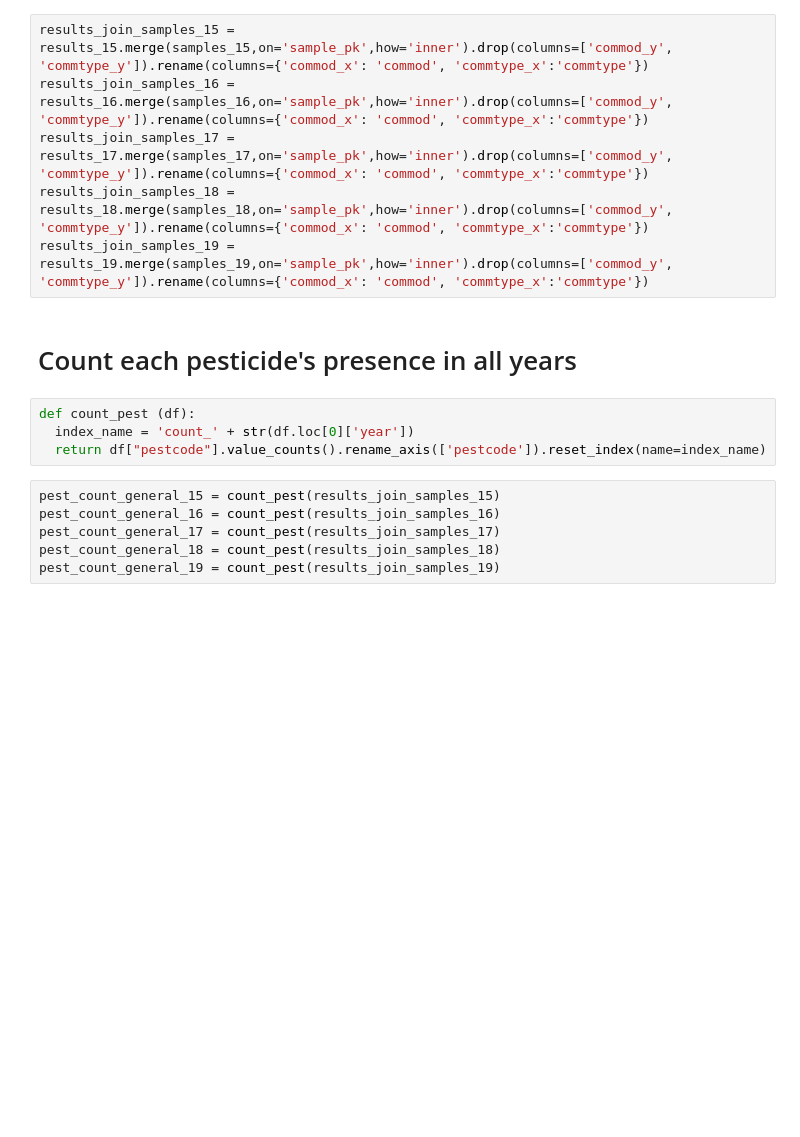
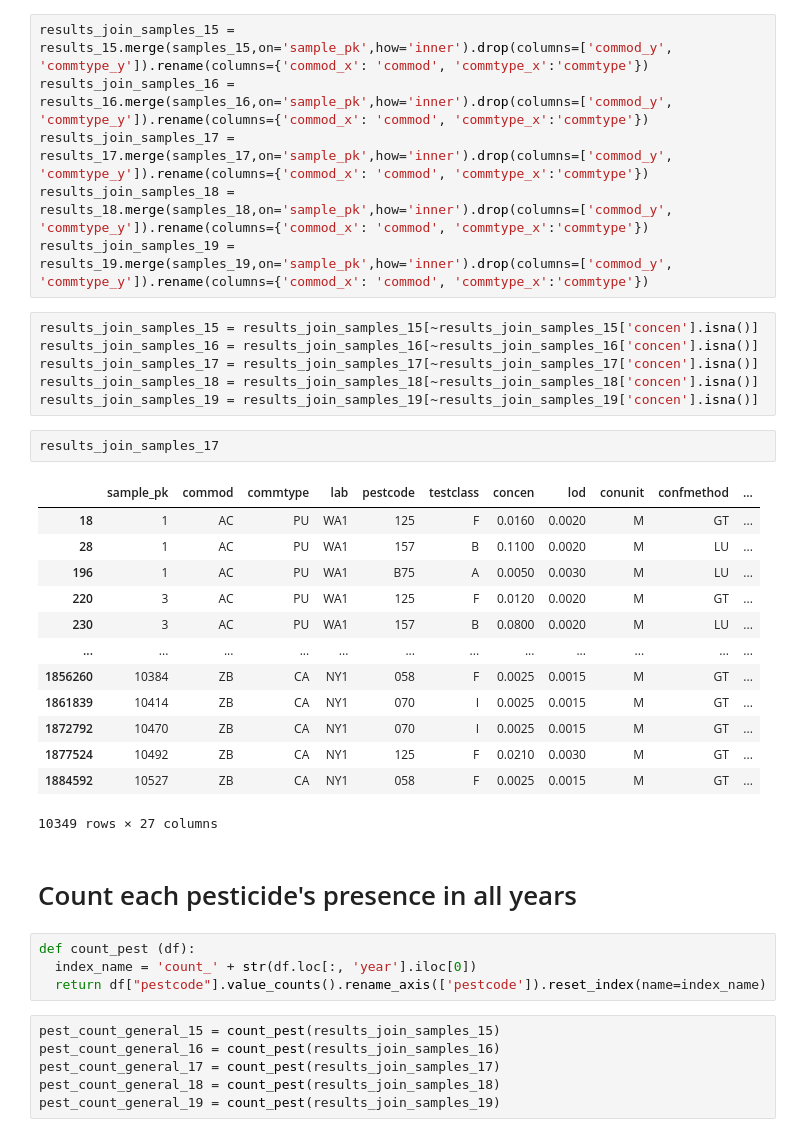
Before and after one commit to nicolastmaia/pesticides-data-science, a Jupyter notebook: index.ipynb, the cells around one changed output. Drawn from its saved outputs; the diff is of its cells as text; blank space fills up the shorter version.

```diff
--- a/index.ipynb
+++ b/index.ipynb
@@ -68,11 +68,33 @@ results_join_samples_16 = results_16.merge(samples_16,on='sample_pk',how='inner'
 results_join_samples_17 = results_17.merge(samples_17,on='sample_pk',how='inner').drop(columns=['commod_y', 'commtype_y']).rename(columns={'commod_x': 'commod', 'commtype_x':'commtype'})
 results_join_samples_18 = results_18.merge(samples_18,on='sample_pk',how='inner').drop(columns=['commod_y', 'commtype_y']).rename(columns={'commod_x': 'commod', 'commtype_x':'commtype'})
 results_join_samples_19 = results_19.merge(samples_19,on='sample_pk',how='inner').drop(columns=['commod_y', 'commtype_y']).rename(columns={'commod_x': 'commod', 'commtype_x':'commtype'})
+# %%
+results_join_samples_15 = results_join_samples_15[~results_join_samples_15['concen'].isna()]
+results_join_samples_16 = results_join_samples_16[~results_join_samples_16['concen'].isna()]
+results_join_samples_17 = results_join_samples_17[~results_join_samples_17['concen'].isna()]
+results_join_samples_18 = results_join_samples_18[~results_join_samples_18['concen'].isna()]
+results_join_samples_19 = results_join_samples_19[~results_join_samples_19['concen'].isna()]
+# %%
+results_join_samples_17
+# %% [output]
+|  | sample_pk | commod | commtype | lab | pestcode | testclass | concen | lod | conunit | confmethod | ... |
+| 18 | 1 | AC | PU | WA1 | 125 | F | 0.0160 | 0.0020 | M | GT | ... |
+| 28 | 1 | AC | PU | WA1 | 157 | B | 0.1100 | 0.0020 | M | LU | ... |
+| 196 | 1 | AC | PU | WA1 | B75 | A | 0.0050 | 0.0030 | M | LU | ... |
+| 220 | 3 | AC | PU | WA1 | 125 | F | 0.0120 | 0.0020 | M | GT | ... |
+| 230 | 3 | AC | PU | WA1 | 157 | B | 0.0800 | 0.0020 | M | LU | ... |
+| ... | ... | ... | ... | ... | ... | ... | ... | ... | ... | ... | ... |
+| 1856260 | 10384 | ZB | CA | NY1 | 058 | F | 0.0025 | 0.0015 | M | GT | ... |
+| 1861839 | 10414 | ZB | CA | NY1 | 070 | I | 0.0025 | 0.0015 | M | GT | ... |
+| 1872792 | 10470 | ZB | CA | NY1 | 070 | I | 0.0025 | 0.0015 | M | GT | ... |
+| 1877524 | 10492 | ZB | CA | NY1 | 125 | F | 0.0210 | 0.0030 | M | GT | ... |
+| 1884592 | 10527 | ZB | CA | NY1 | 058 | F | 0.0025 | 0.0015 | M | GT | ... |
+10349 rows × 27 columns
 # %% [markdown]
 # Count each pesticide's presence in all years
 # %%
 def count_pest (df):
-  index_name = 'count_' + str(df.loc[0]['year'])
+  index_name = 'count_' + str(df.loc[:, 'year'].iloc[0])
   return df["pestcode"].value_counts().rename_axis(['pestcode']).reset_index(name=index_name)
 # %%
 pest_count_general_15 = count_pest(results_join_samples_15)
```
Also changed, not shown: parts of 7 cells of this notebook.
